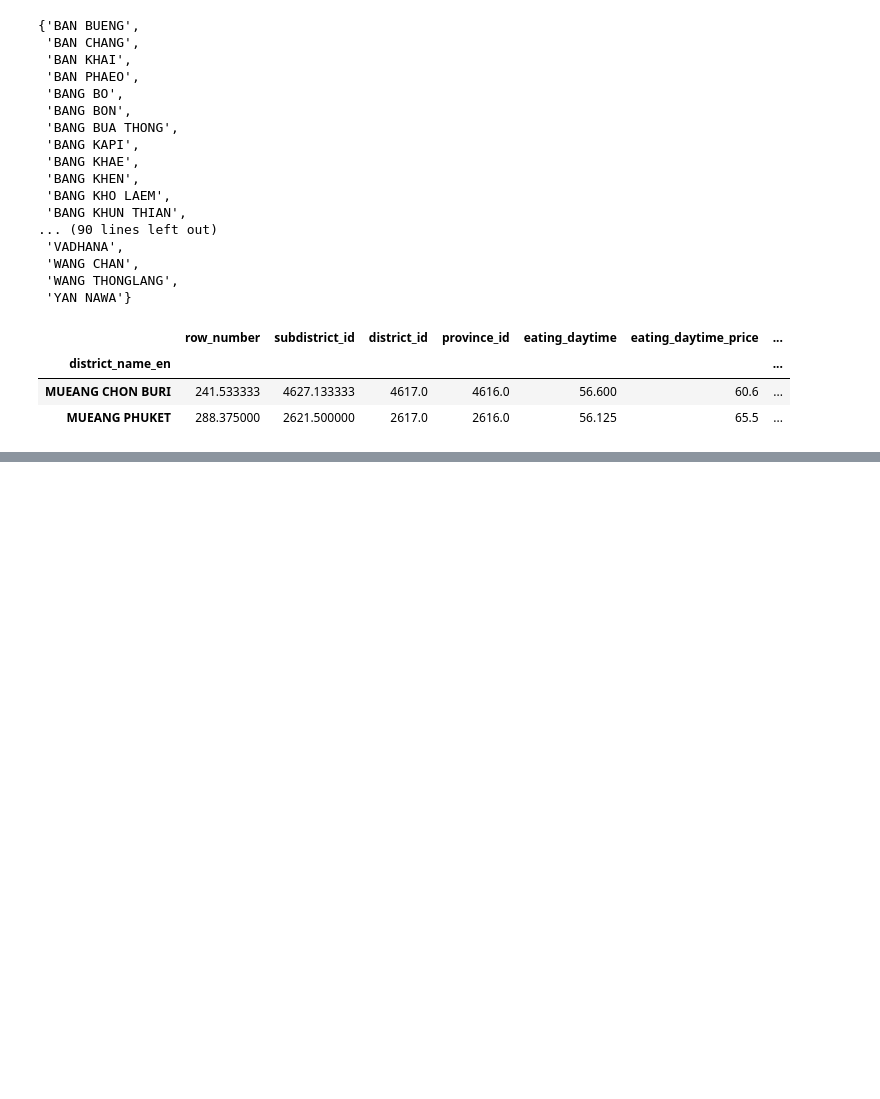
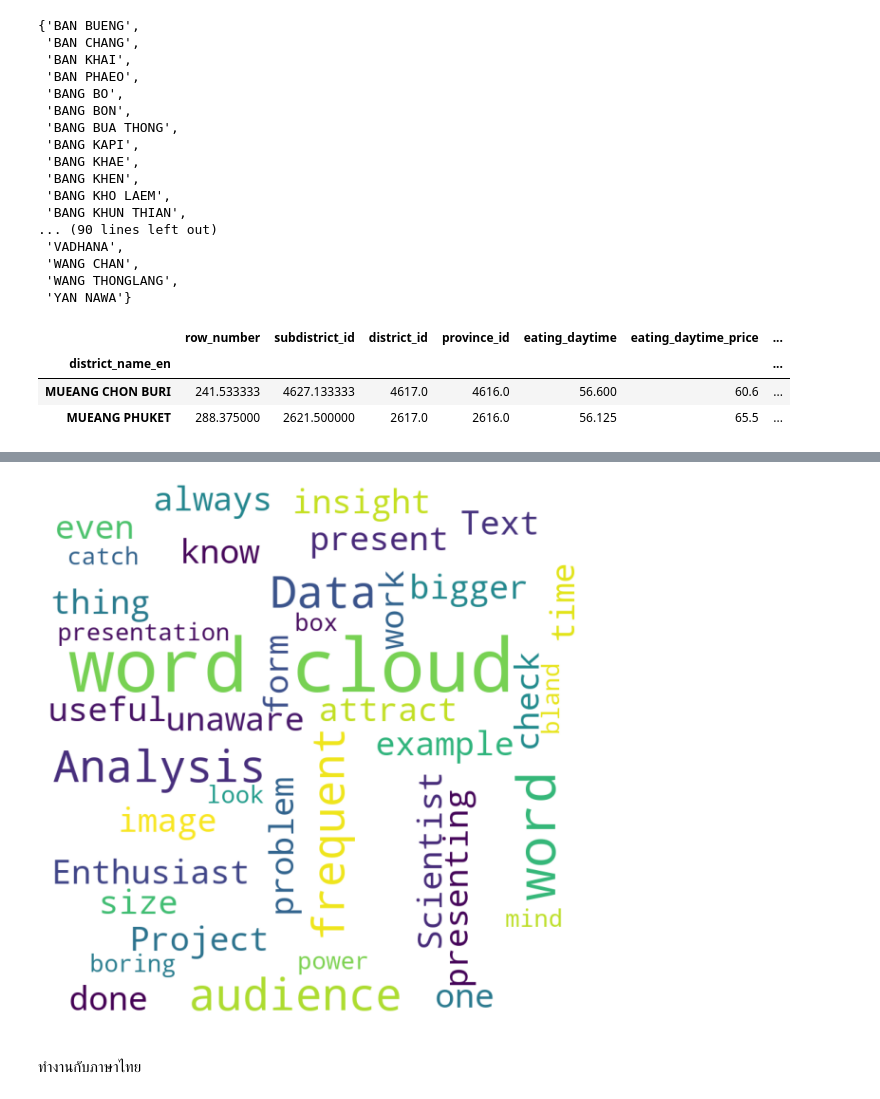
Before and after one commit to nxxk23/BasicProg_DataViz65, a Jupyter notebook: DataViz04_Data_Comparison.ipynb, the cells around one changed output, grey strips where cells are left out. Drawn from its saved outputs; the diff is of its cells as text; code cells hidden in the pictures; blank space fills up the shorter version.

Commit message:
Quiz7 + HW4 + Wordcloud

```diff
--- a/DataViz04_Data_Comparison.ipynb
+++ b/DataViz04_Data_Comparison.ipynb
@@ -731,0 +766,4 @@ ax.legend();
+# %%
+eng_words = "As a Data Scientist or even Data Enthusiast, there is a time when you would work with a Text Analysis Project. During this analysis, one thing we always have done is present the most frequent word in the form of word clouds. \
+For you who did not know what a word cloud is, you could check the image above. It is an example of a word cloud. The more frequent the word is the bigger their size in the word cloud. This word cloud is useful for presenting your insight to attract any unaware audience. \
+The problem is, most of the word cloud presentation is bland and boring—it just a box of words with no power to catch the audience's mind. Just look at the word cloud below."
@@ -731,0 +791,17 @@ ax.legend();
+# %%
+wordcloud = WordCloud(width = 800, height = 800,
+                background_color ='white',
+                #stopwords = stopwords,
+                min_font_size = 10).generate(eng_words)
+
+# plot the WordCloud image
+plt.figure(figsize = (8, 8), facecolor = None)
+plt.imshow(wordcloud)
+plt.axis("off")
+plt.tight_layout(pad = 0)
+
+plt.show()
+# %% [output]
+[figure, added]
+# %% [markdown]
+ทำงานกับภาษาไทย
```
Also changed, not shown: parts of 20 cells of this notebook.
